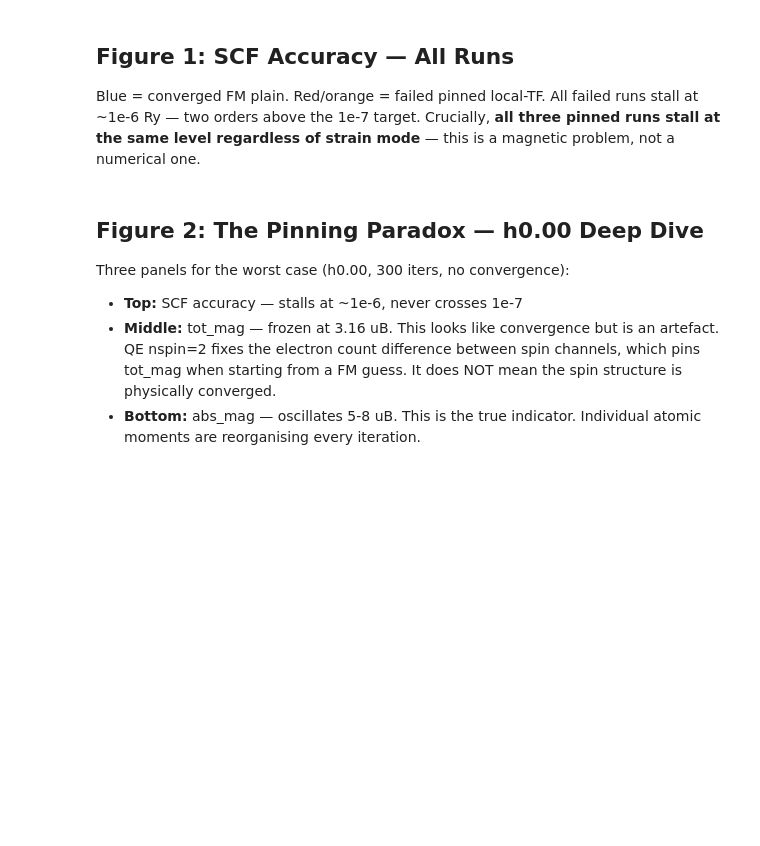
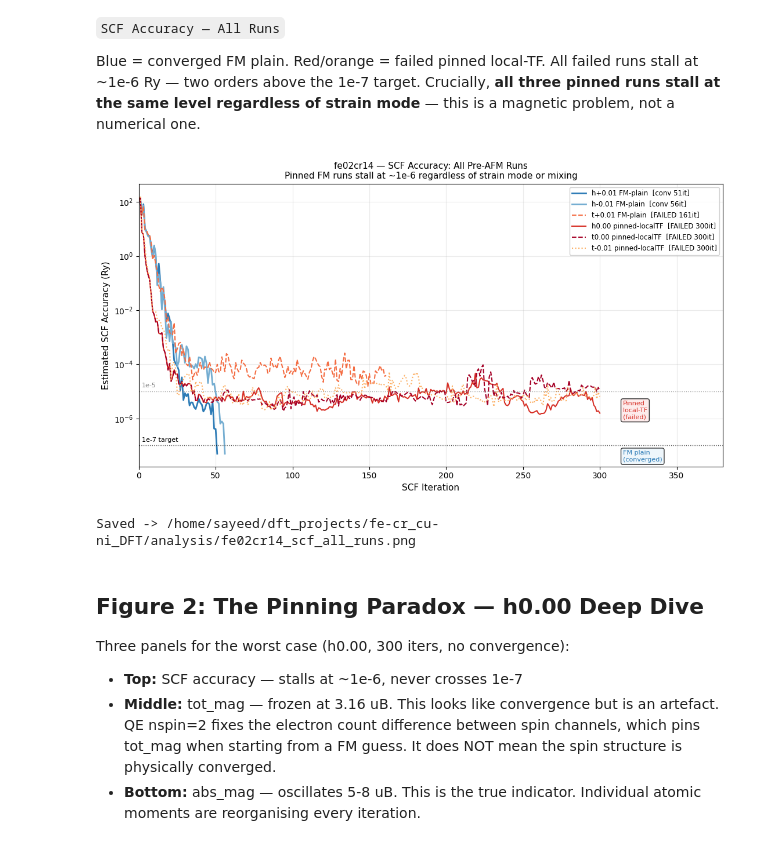
Before and after one commit to submerged-in-matrix/fe-cr_cu-ni_DFT, a Jupyter notebook: notebooks/fe02cr14_convergence_study.ipynb, the cells around one changed output. Drawn from its saved outputs; the diff is of its cells as text; code cells hidden in the pictures; blank space fills up the shorter version.

```diff
--- a/notebooks/fe02cr14_convergence_study.ipynb
+++ b/notebooks/fe02cr14_convergence_study.ipynb
@@ -80,5 +84,5 @@ for label, fpath in FILES.items():
 # %% [markdown]
-## Figure 1: SCF Accuracy — All Runs
+`SCF Accuracy — All Runs`
 
 Blue = converged FM plain. Red/orange = failed pinned local-TF.
 All failed runs stall at ~1e-6 Ry — two orders above the 1e-7 target.
@@ -87,35 +91,42 @@ Crucially, **all three pinned runs stall at the same level regardless of strain
 STYLE = {
     'h+0.01 FM-plain'       : {'color': '#2c7bb6', 'ls': '-',  'lw': 2.0},
     'h-0.01 FM-plain'       : {'color': '#74add1', 'ls': '-',  'lw': 2.0},
     't+0.01 FM-plain'       : {'color': '#f46d43', 'ls': '--', 'lw': 1.5},
     'h0.00 pinned-localTF'  : {'color': '#d73027', 'ls': '-',  'lw': 1.5},
     't0.00 pinned-localTF'  : {'color': '#a50026', 'ls': '--', 'lw': 1.5},
     't-0.01 pinned-localTF' : {'color': '#fdae61', 'ls': ':',  'lw': 1.5},
 }
 
 fig, ax = plt.subplots(figsize=(11, 6))
 for label, d in DATA.items():
     s = STYLE[label]
     status = f'conv {d["converged"]}it' if d['converged'] else f'FAILED {len(d["acc"])}it'
     ax.semilogy(range(1, len(d['acc'])+1), d['acc'],
                 color=s['color'], ls=s['ls'], lw=s['lw'],
                 label=f'{label}  [{status}]')
 
 ax.axhline(1e-5, color='gray',  ls=':', lw=1, alpha=0.7)
 ax.axhline(1e-7, color='black', ls=':', lw=1, alpha=0.7)
 ax.text(2, 1.4e-5, '1e-5', fontsize=8, color='gray')
 ax.text(2, 1.4e-7, '1e-7 target', fontsize=8, color='black')
 ax.set_xlabel('SCF Iteration', fontsize=11)
 ax.set_ylabel('Estimated SCF Accuracy (Ry)', fontsize=11)
 ax.set_title('fe02cr14 — SCF Accuracy: All Pre-AFM Runs\n'
              'Pinned FM runs stall at ~1e-6 regardless of strain mode or mixing', fontsize=11)
-ax.legend(fontsize=8.5, loc='upper right')
+ax.legend(fontsize=8.5, loc='upper right', framealpha=0.9)
 ax.grid(True, which='both', alpha=0.25)
-ax.set_xlim(0, 310)
+ax.set_xlim(0, 380)
+ax.text(315, 4e-8, 'FM plain\n(converged)', fontsize=8, color='#2c7bb6',
+        va='center', ha='left', bbox=dict(boxstyle='round,pad=0.3', fc='#eaf4fb', alpha=0.8))
+ax.text(315, 2e-6, 'Pinned\nlocal-TF\n(failed)', fontsize=8, color='#d73027',
+        va='center', ha='left', bbox=dict(boxstyle='round,pad=0.3', fc='#fde8e8', alpha=0.8))
 plt.tight_layout()
 fig.savefig(OUT / 'fe02cr14_scf_all_runs.png', dpi=150, bbox_inches='tight')
 plt.show()
 print(f'Saved -> {OUT}/fe02cr14_scf_all_runs.png')
+# %% [output]
+[figure, added]
+Saved -> /home/sayeed/dft_projects/fe-cr_cu-ni_DFT/analysis/fe02cr14_scf_all_runs.png
 # %% [markdown]
 ## Figure 2: The Pinning Paradox — h0.00 Deep Dive
 
```
Also changed, not shown: parts of 6 cells of this notebook, 6 other files.
